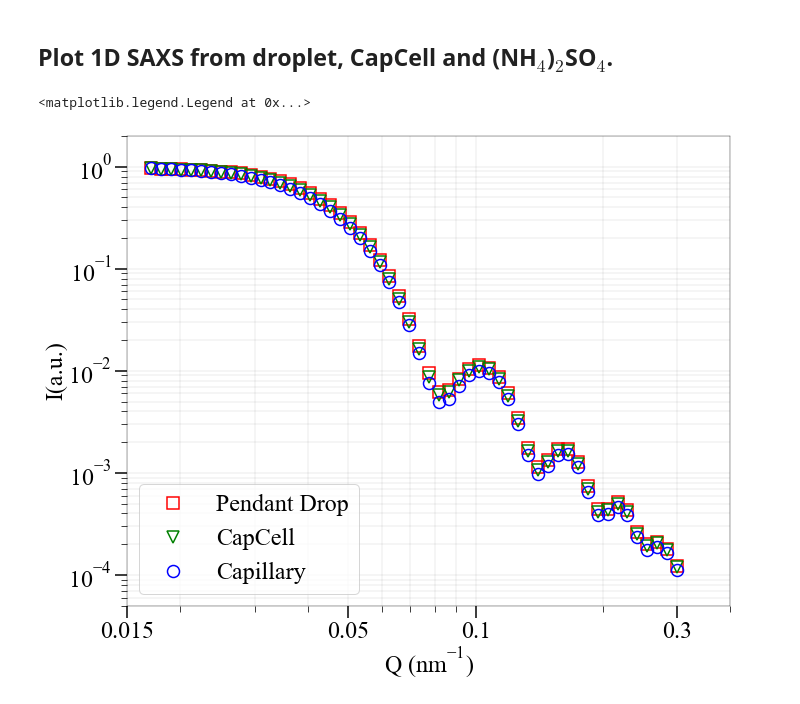
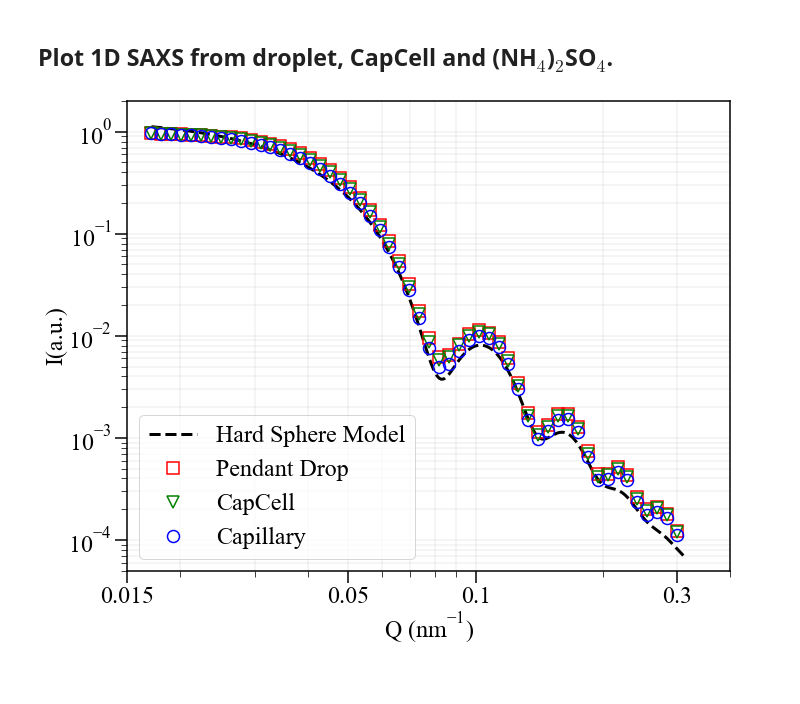
Before and after one commit to qzhang234/PubCode-2022-Pendant_Drop, a Jupyter notebook: Data_Analysis/Figure_scripts/Plot_SAXS.ipynb, the cells around one changed output. Cells and saved outputs as stored; diff of their text form; code cells hidden in the pictures.

```diff
--- a/Data_Analysis/Figure_scripts/Plot_SAXS.ipynb
+++ b/Data_Analysis/Figure_scripts/Plot_SAXS.ipynb
@@ -40,14 +40,14 @@ pix2q = droplet.pix_dim_x/det_dist*(2*3.1416/(12.4/droplet.X_energy))
 The fit is eyeballed since there is no explicit function form for I(Q)
 # %%
 
-I_Corr = 0.92
+I_Corr = 1.12
 
 rad_coeff=np.zeros([2])
 
 I_cal=np.zeros(len(droplet.ql_sta))
 
-R_NP = 135
-d_NP = 12
+R_NP = 563
+d_NP = 48
 
 for ii in np.arange(len(droplet.ql_sta)):
     ql = droplet.ql_sta[ii]
@@ -56,7 +56,7 @@ for ii in np.arange(len(droplet.ql_sta)):
     drop = integrate.quad(I_size, 0, 1000)
     I_cal[ii] = drop[0]
 
-Iq_fit = I_Corr*I_cal/np.max(I_cal)*np.max(droplet.saxs_1d['Iq'])
+Iq_fit = I_Corr*I_cal/np.max(I_cal)
 # %% [markdown]
 ## Plot 1D SAXS from droplet, CapCell and (NH$_4$)$_2$SO$_4$.
 # %%
@@ -73,6 +73,8 @@ tick_length_minor = 2*scale
 
 %matplotlib inline
 fig, ax = plt.subplots(1, 1, figsize=(width, 0.8*width))
+ax.plot(np.squeeze(10*capillary.ql_sta), Iq_fit, color='k',
+        linestyle="--", linewidth=2*line_width, label='Hard Sphere Model')
 ax.plot(10*droplet.ql_sta, np.squeeze(droplet.saxs_1d['Iq'])/0.16, color='r', fillstyle='none',
     marker='s', markersize=marker_size, markevery=5, markeredgewidth=line_width,
         linestyle="None", label='Pendant Drop')
@@ -86,32 +88,31 @@ ax.plot(10*capillary.ql_sta, np.squeeze(capillary.saxs_1d['Iq'])/0.099, color='b
 ### Define plot range
 ax.set_xscale('log')
 ax.set_yscale('log')
 ax.set_xlim(1.5e-2, 4e-1)
 ax.set_ylim(5e-5, 2)
 ax.set_xticks([1.5e-2, 5e-2, 1e-1, 3e-1], fontsize = font_size)
 ax.set_xticklabels([0.015, 0.05, 0.1, 0.3], fontsize = font_size)
 ax.set_yticks([1e-4, 1e-3, 1e-2, 1e-1, 1])
 plt.yticks(fontsize = font_size)
 
 
 ### Define ticks, labels and strokes
 plt.rcParams["font.family"] = "Times New Roman"
 ax.grid(color='k', linestyle='-', linewidth=line_width, alpha=0.05, which='both')
 plt.rcParams["font.size"] = font_size
 plt.xlabel('Q (nm$\mathdefault{^{-1}}$)', fontsize=font_size, labelpad=0.05*font_size)
 plt.ylabel('I(a.u.)', fontsize=font_size, labelpad=0.05*font_size)
 
 
 plt.rcParams['axes.linewidth'] = line_width
 ax.tick_params('both', length=tick_length_major, width=line_width, which='major')
 ax.tick_params('both', length=tick_length_minor, width=0.5*line_width, which='minor')
 
 ### Define legend
 ax.legend(loc='lower left', prop={'size': font_size})
 
 ### Save figure
 plt.savefig('../Figures/Saxs1D_paper.pdf', dpi=600, format='pdf',
             facecolor='w', edgecolor='w', transparent=False, bbox_inches='tight')
 # %% [output]
-<matplotlib.legend.Legend at 0x...>
-[figure, old version]
+[figure, new version]
```
Also changed, not shown: 4 other files.
